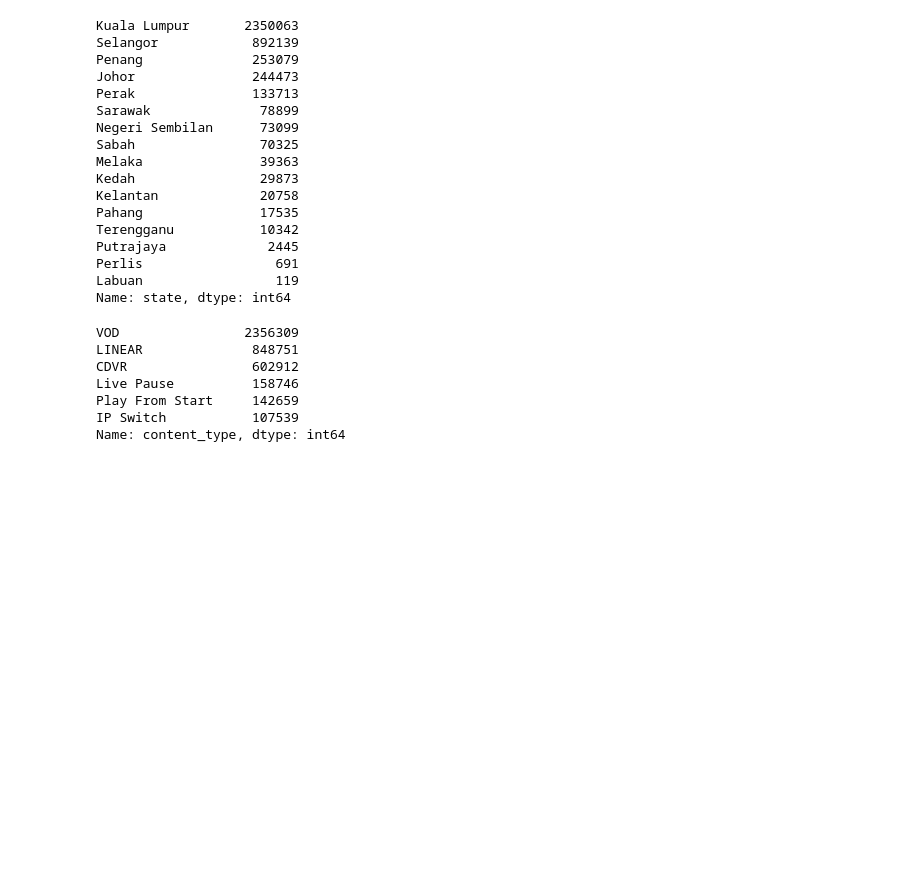
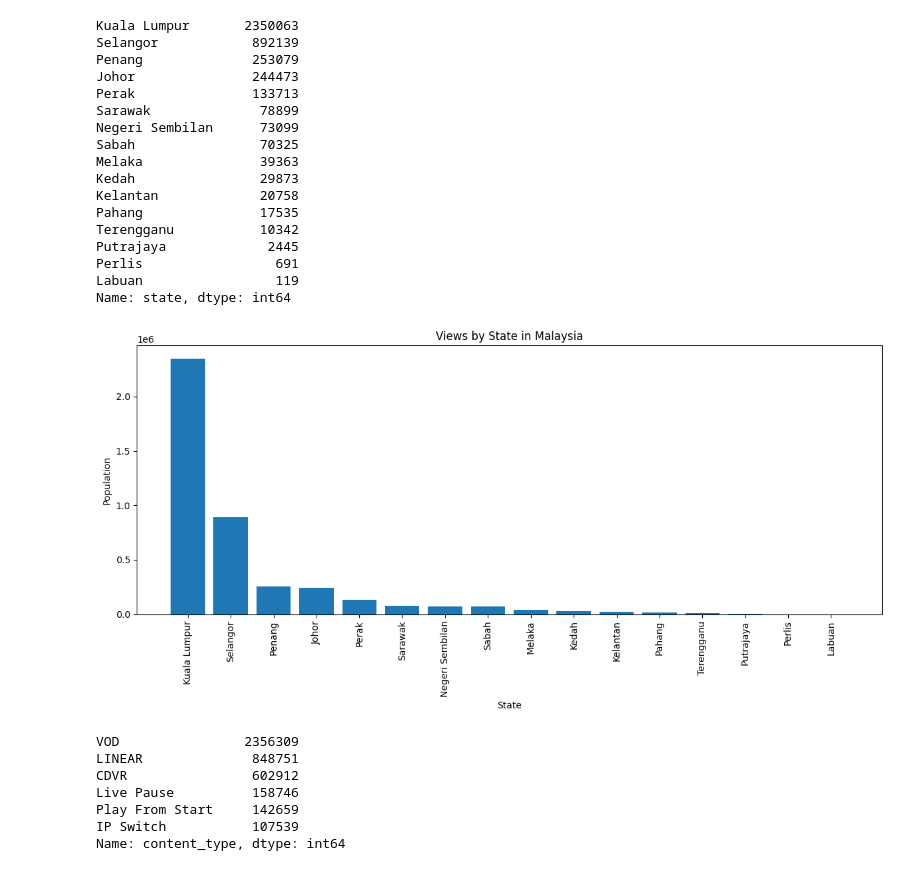
Before and after one commit to shrivatsashetty/Projects, a Jupyter notebook: Synamedia_Project.ipynb, the cells around one changed output. Saved outputs shown, nothing was run; the diff lists cells and outputs as text; code cells hidden in the pictures; blank space fills up the shorter version.

```diff
--- a/Synamedia_Project.ipynb
+++ b/Synamedia_Project.ipynb
@@ -892,6 +891,28 @@ Putrajaya             2445
 Perlis                 691
 Labuan                 119
 Name: state, dtype: int64
+# %%
+
+data = {
+    'state': ['Kuala Lumpur', 'Selangor', 'Penang', 'Johor', 'Perak', 'Sarawak', 'Negeri Sembilan', 'Sabah', 'Melaka', 'Kedah', 'Kelantan', 'Pahang', 'Terengganu', 'Putrajaya', 'Perlis', 'Labuan'],
+    'population': [2350063, 892139, 253079, 244473, 133713, 78899, 73099, 70325, 39363, 29873, 20758, 17535, 10342, 2445, 691, 119]
+}
+
+df = pd.DataFrame(data)
+
+# Create the bar chart
+plt.figure(figsize=(12, 6))  # Adjust the figure size if needed
+
+plt.bar(df['state'], df['population'])
+plt.xlabel('State')
+plt.ylabel('Population')
+plt.title('Views by State in Malaysia')
+plt.xticks(rotation=90)  # Rotate the x-axis labels for better readability
+
+plt.tight_layout()
+plt.show()
+# %% [output]
+[figure, added]
 # %%
 nz_duration_df['content_type'].value_counts()
 # %% [output]
```
Also changed, not shown: parts of 11 cells of this notebook.
